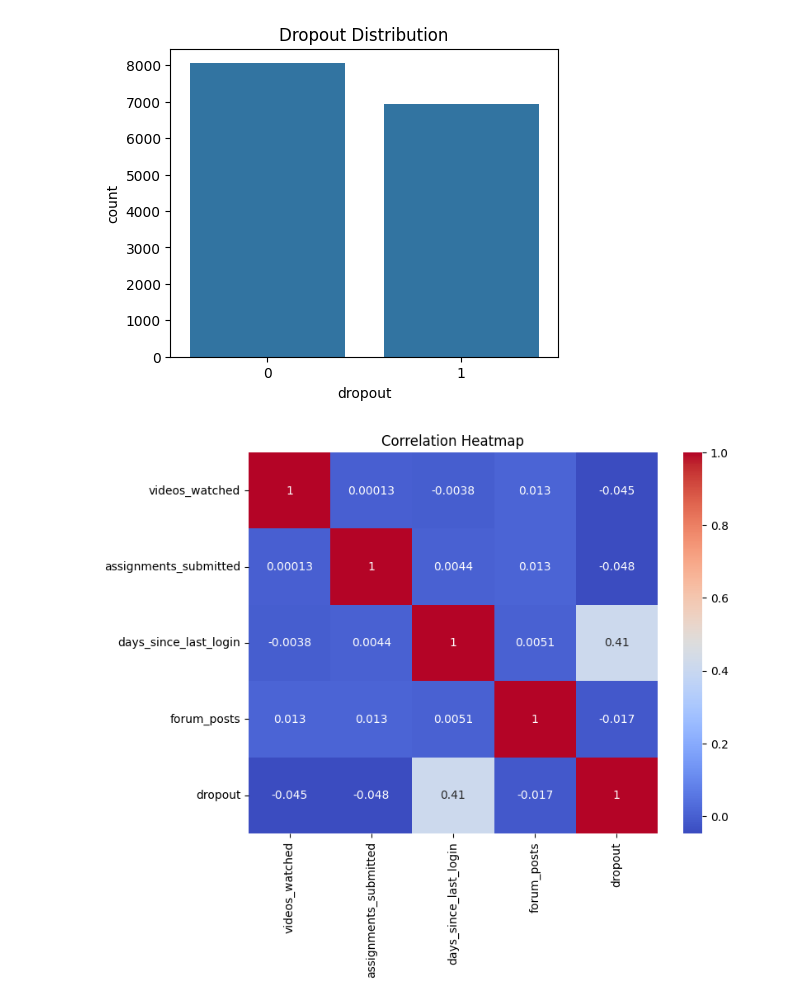
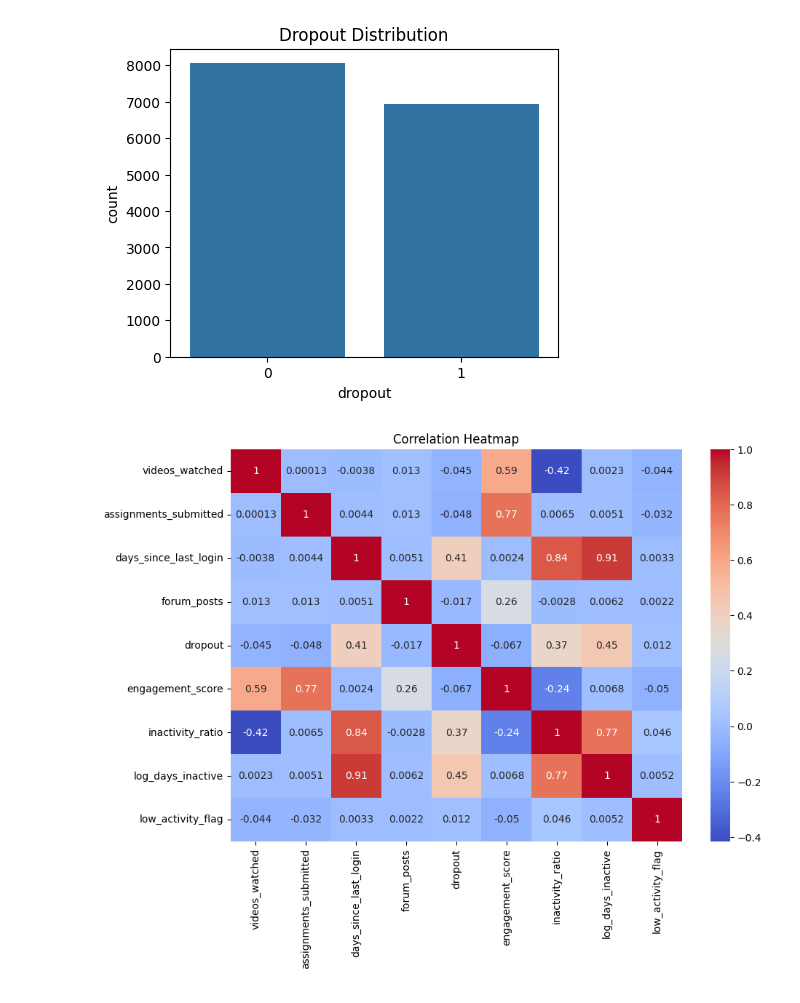
Before and after one commit to S-Devisri01/Python-colab, a Jupyter notebook: online_course_dropout.ipynb, the cells around one changed output. Cells and saved outputs as stored; diff of their text form; code cells hidden in the pictures.

```diff
--- a/online_course_dropout.ipynb
+++ b/online_course_dropout.ipynb
@@ -3,7 +3,7 @@
 # %%
 # ============================================================
 # 🎓 STUDENT DROPOUT PREDICTION – COMPLETE ML PROJECT
-# (Single File | Start to End)
+# (Single File | With Feature Engineering)
 # ============================================================
 
 # =========================
@@ -46,7 +46,33 @@ print("\nMissing Values:")
 print(df.isnull().sum())
 
 # =========================
-# 5️⃣ EXPLORATORY DATA ANALYSIS
+# 5️⃣ FEATURE ENGINEERING
+# =========================
+
+# 🔹 1. Engagement Score (overall student activity)
+df['engagement_score'] = (
+    df['videos_watched'] +
+    df['assignments_submitted'] * 2 +
+    df['forum_posts']
+)
+
+# 🔹 2. Inactivity Ratio
+df['inactivity_ratio'] = df['days_since_last_login'] / (df['videos_watched'] + 1)
+
+# 🔹 3. Log transform for skewed feature
+df['log_days_inactive'] = np.log1p(df['days_since_last_login'])
+
+# 🔹 4. Low Activity Flag
+df['low_activity_flag'] = (
+    (df['videos_watched'] < 5) &
+    (df['assignments_submitted'] < 2)
+).astype(int)
+
+print("\nFeature Engineering Applied ✅")
+print(df.head())
+
+# =========================
+# 6️⃣ EXPLORATORY DATA ANALYSIS
 # =========================
 
 # Target distribution
@@ -56,28 +82,19 @@ plt.title("Dropout Distribution")
 plt.show()
 
 # Correlation heatmap
-plt.figure(figsize=(8,6))
+plt.figure(figsize=(10,7))
 sns.heatmap(df.corr(), annot=True, cmap='coolwarm')
 plt.title("Correlation Heatmap")
 plt.show()
 
-# Feature vs target
-sns.boxplot(x='dropout', y='videos_watched', data=df)
-plt.title("Videos Watched vs Dropout")
-plt.show()
-
-sns.boxplot(x='dropout', y='days_since_last_login', data=df)
-plt.title("Days Since Last Login vs Dropout")
-plt.show()
-
 # =========================
-# 6️⃣ FEATURE & TARGET
+# 7️⃣ FEATURE & TARGET
 # =========================
 X = df.drop('dropout', axis=1)
 y = df['dropout']
 
 # =========================
-# 7️⃣ TRAIN TEST SPLIT
+# 8️⃣ TRAIN TEST SPLIT
 # =========================
 X_train, X_test, y_train, y_test = train_test_split(
     X, y,
@@ -90,18 +107,18 @@ print("\nTrain Shape:", X_train.shape)
 print("Test Shape:", X_test.shape)
 
 # =========================
-# 8️⃣ FEATURE SCALING
+# 9️⃣ FEATURE SCALING
 # =========================
 scaler = StandardScaler()
 X_train_scaled = scaler.fit_transform(X_train)
 X_test_scaled = scaler.transform(X_test)
 
 # =========================
-# 9️⃣ MODEL TRAINING
+# 🔟 MODEL TRAINING
 # =========================
 
 # Logistic Regression
-lr = LogisticRegression()
+lr = LogisticRegression(max_iter=1000)
 lr.fit(X_train_scaled, y_train)
 lr_pred = lr.predict(X_test_scaled)
 
@@ -111,12 +128,15 @@ dt.fit(X_train, y_train)
 dt_pred = dt.predict(X_test)
 
 # Random Forest
-rf = RandomForestClassifier(n_estimators=100, random_state=42)
+rf = RandomForestClassifier(
+    n_estimators=200,
+    random_state=42
+)
 rf.fit(X_train, y_train)
 rf_pred = rf.predict(X_test)
 
 # =========================
-# 🔟 MODEL EVALUATION
+# 1️⃣1️⃣ MODEL EVALUATION
 # =========================
 def evaluate_model(name, y_true, y_pred):
     print(f"\n{name}")
@@ -130,25 +150,25 @@ evaluate_model("Decision Tree", y_test, dt_pred)
 evaluate_model("Random Forest", y_test, rf_pred)
 
 # =========================
-# 1️⃣1️⃣ FEATURE IMPORTANCE
+# 1️⃣2️⃣ FEATURE IMPORTANCE
 # =========================
 feature_importance = pd.Series(
     rf.feature_importances_,
     index=X.columns
 ).sort_values(ascending=False)
 
-plt.figure(figsize=(6,4))
+plt.figure(figsize=(8,4))
 feature_importance.plot(kind='bar')
-plt.title("Feature Importance (Random Forest)")
+plt.title("Feature Importance – Random Forest")
 plt.show()
 
 # =========================
-# 1️⃣2️⃣ FINAL MODEL
+# 1️⃣3️⃣ FINAL MODEL
 # =========================
 print("\n✅ Final Model Selected: Random Forest Classifier")
 
 # =========================
-# 1️⃣3️⃣ NEW DATA PREDICTION
+# 1️⃣4️⃣ NEW DATA PREDICTION
 # =========================
 new_student = pd.DataFrame({
     'videos_watched': [4],
@@ -156,6 +176,21 @@ new_student = pd.DataFrame({
     'days_since_last_login': [25],
     'forum_posts': [0]
 })
+
+# Apply SAME feature engineering
+new_student['engagement_score'] = (
+    new_student['videos_watched'] +
+    new_student['assignments_submitted'] * 2 +
+    new_student['forum_posts']
+)
+new_student['inactivity_ratio'] = (
+    new_student['days_since_last_login'] /
+    (new_student['videos_watched'] + 1)
+)
+new_student['log_days_inactive'] = np.log1p(
+    new_student['days_since_last_login']
+)
+new_student['low_activity_flag'] = 1
 
 prediction = rf.predict(new_student)
 
@@ -166,16 +201,16 @@ else:
     print("✅ Student is likely to CONTINUE")
 
 # =========================
-# 1️⃣4️⃣ CONCLUSION
+# 1️⃣5️⃣ CONCLUSION
 # =========================
 print("""
-🎉 PROJECT COMPLETED SUCCESSFULLY!
+🎉 PROJECT COMPLETED WITH FEATURE ENGINEERING!
 
-Problem Type : Classification
-Target       : Student Dropout
-Best Model   : Random Forest
-Metrics      : Accuracy, Precision, Recall, F1-score
-Use Case     : Early detection of at-risk students
+• Problem Type      : Classification
+• Feature Engineering : ✔ Applied
+• Best Model        : Random Forest
+• Metrics Used      : Accuracy, Precision, Recall, F1-score
+• Business Impact   : Early detection of at-risk students
 """)
 # %% [output]
 Dataset Loaded ✅
@@ -198,2 +233,2 @@ dtype: int64
 [figure]
-[figure, old version]
+[figure, new version]
```
Also changed, not shown: parts of 1 cell of this notebook.
